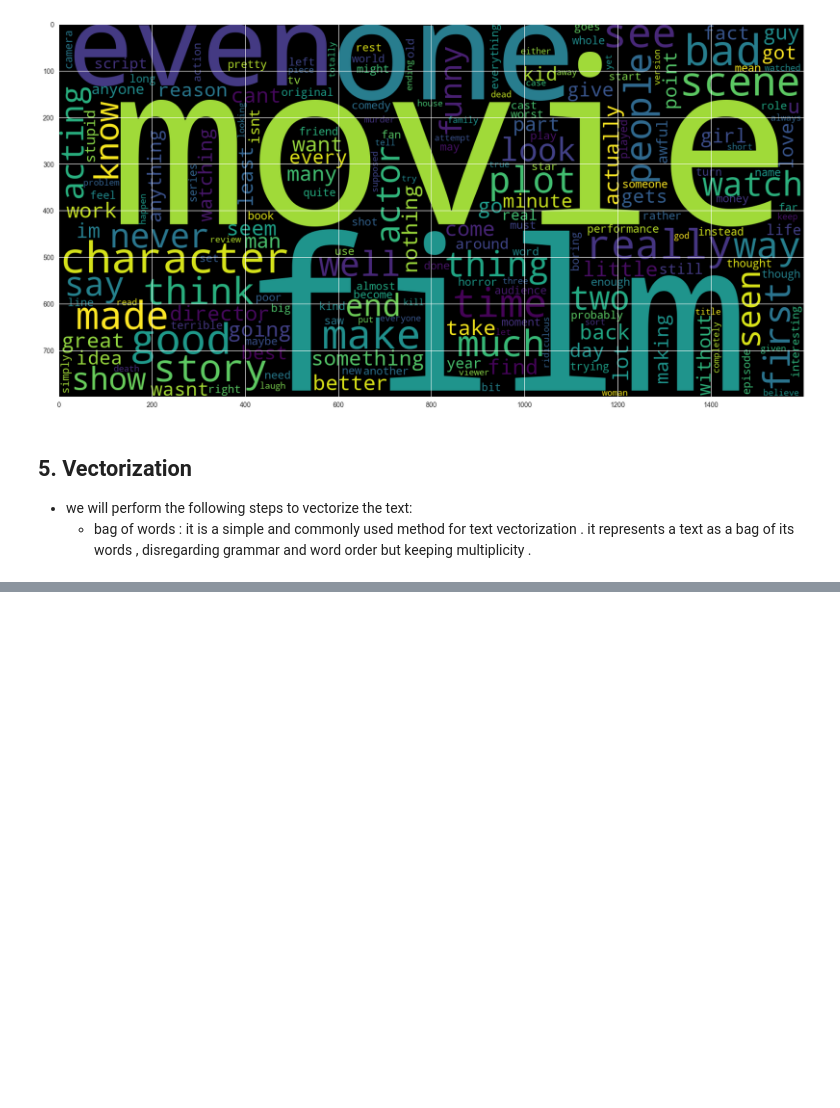
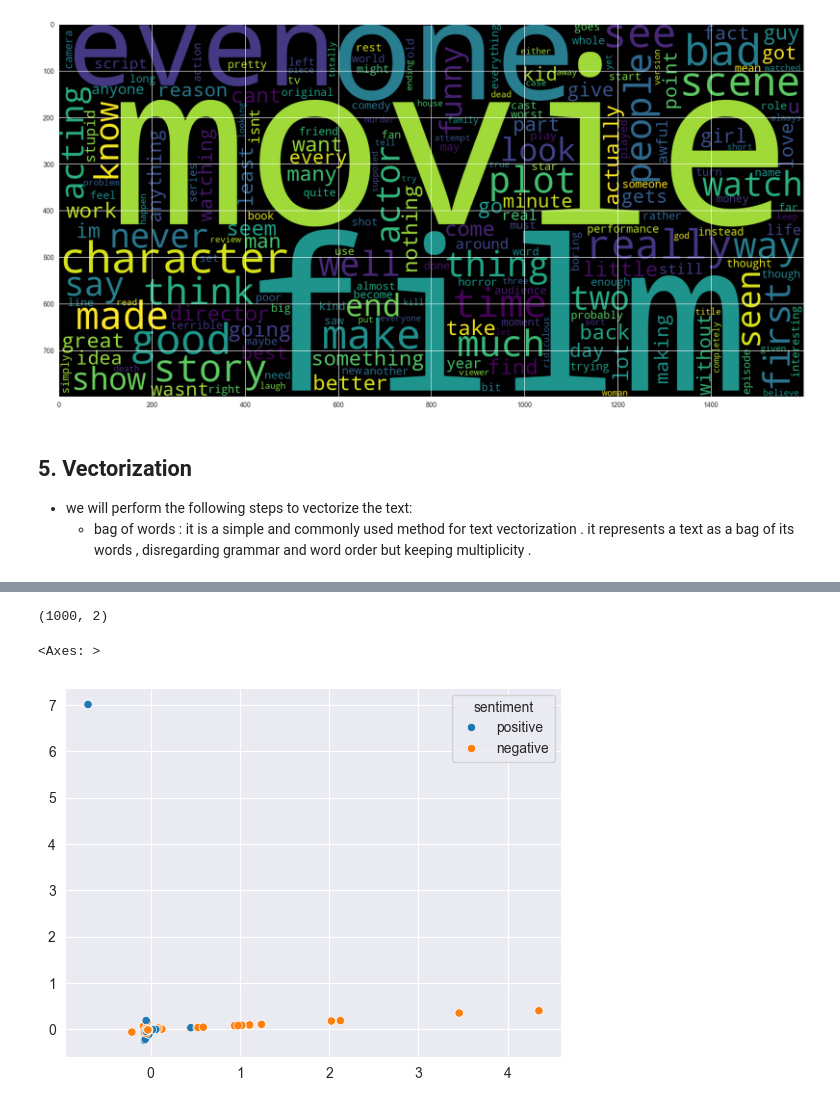
Before and after one commit to DevRitesh08/0.-Preparatory-Topics-for-ML, a Jupyter notebook: Pandas/Pandas-NLP-Data.ipynb, the cells around one changed output, grey strips where cells are left out. Drawn from its saved outputs; the diff is of its cells as text; code cells hidden in the pictures; blank space fills up the shorter version.

```diff
--- a/Pandas/Pandas-NLP-Data.ipynb
+++ b/Pandas/Pandas-NLP-Data.ipynb
@@ -564,0 +583,7 @@ df
+# %%
+# BoW
+from sklearn.feature_extraction.text import CountVectorizer
+count_vectorizer = CountVectorizer(max_features=5000 , ngram_range=(3,3))   # we are using trigrams here , nrange=(1,1) for unigrams , (2,2) for bigrams and so on . and max_features is used to limit the number of features to 5000 most frequent words .
+# ngram_range=(1,3) will consider unigrams , bigrams and trigrams all together , but it will increase the number of features too much .
+bag_of_words = count_vectorizer.fit_transform(df['review'])
+bag_of_words = pd.DataFrame(bag_of_words.toarray(), columns=count_vectorizer.get_feature_names_out())
@@ -564,0 +606,14 @@ df
+# %%
+# PCA
+from sklearn.decomposition import PCA
+pca = PCA(n_components=2)
+pca_result = pca.fit_transform(bag_of_words.values)
+# %%
+pca_result.shape
+# %% [output]
+(1000, 2)
+# %%
+sns.scatterplot(x=pca_result[:,0], y=pca_result[:,1], hue=df['sentiment'])
+# %% [output]
+<Axes: >
+[figure, added]
```
Also changed, not shown: parts of 5 cells of this notebook.
